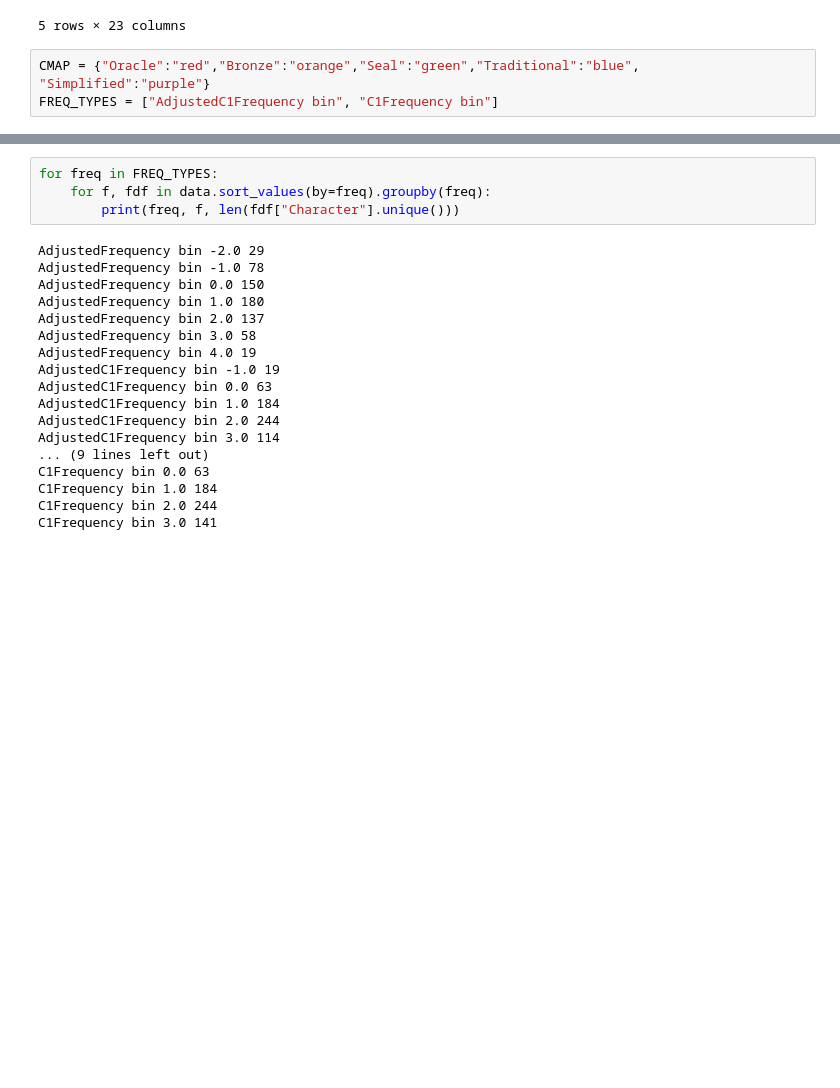
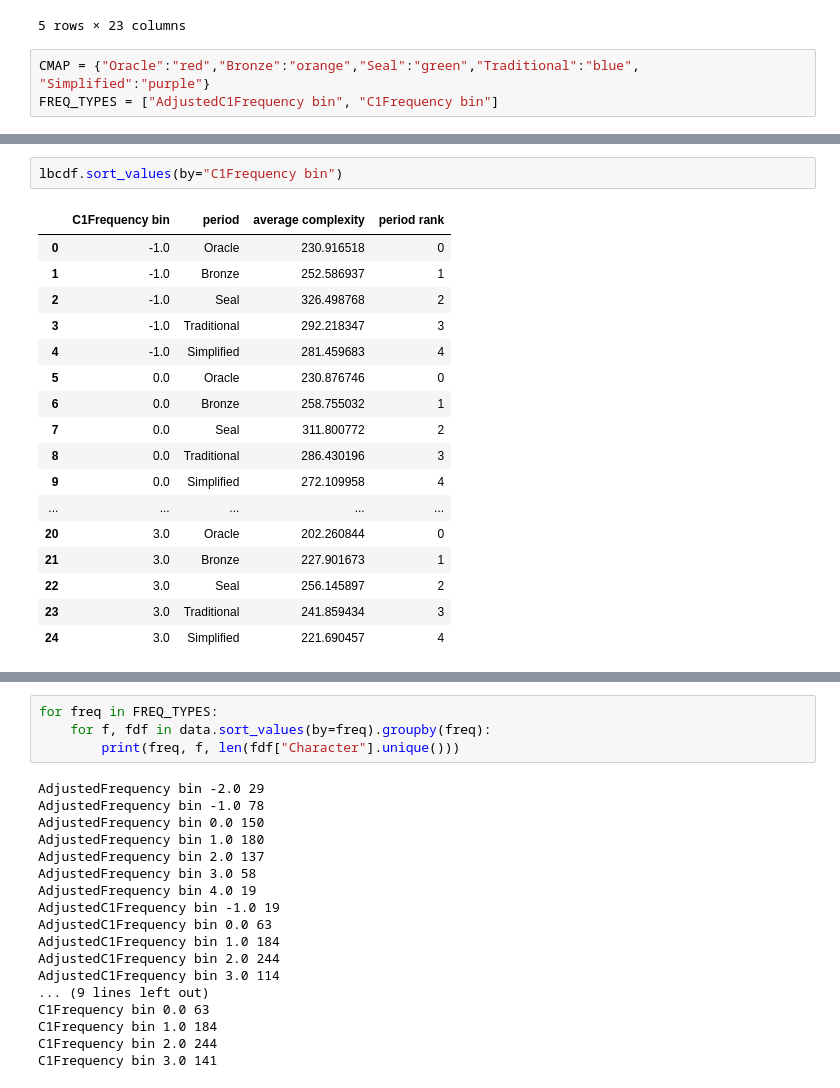
Before and after one commit to cskemp/chinesecharacters, a Jupyter notebook: generate_data/Figure 4.ipynb, the cells around one changed output, grey strips where cells are left out. Drawn from its saved outputs; the diff is of its cells as text; blank space fills up the shorter version.

```diff
--- a/generate_data/Figure 4.ipynb
+++ b/generate_data/Figure 4.ipynb
@@ -94,6 +94,26 @@ C1Frequency bin 1.0 206
 C1Frequency bin 2.0 273
 C1Frequency bin 3.0 77
 C1Frequency bin 4.0 3
+# %%
+lbcdf.sort_values(by="C1Frequency bin")
+# %% [output]
+|  | C1Frequency bin | period | average complexity | period rank |
+| 0 | -1.0 | Oracle | 230.916518 | 0 |
+| 1 | -1.0 | Bronze | 252.586937 | 1 |
+| 2 | -1.0 | Seal | 326.498768 | 2 |
+| 3 | -1.0 | Traditional | 292.218347 | 3 |
+| 4 | -1.0 | Simplified | 281.459683 | 4 |
+| 5 | 0.0 | Oracle | 230.876746 | 0 |
+| 6 | 0.0 | Bronze | 258.755032 | 1 |
+| 7 | 0.0 | Seal | 311.800772 | 2 |
+| 8 | 0.0 | Traditional | 286.430196 | 3 |
+| 9 | 0.0 | Simplified | 272.109958 | 4 |
+| ... | ... | ... | ... | ... |
+| 20 | 3.0 | Oracle | 202.260844 | 0 |
+| 21 | 3.0 | Bronze | 227.901673 | 1 |
+| 22 | 3.0 | Seal | 256.145897 | 2 |
+| 23 | 3.0 | Traditional | 241.859434 | 3 |
+| 24 | 3.0 | Simplified | 221.690457 | 4 |
 # %%
 for freq in ["AdjustedC1Frequency bin", "C1Frequency bin"]:
     fig, ax = plt.subplots(figsize=(30,30), subplot_kw={'projection': '3d'})
```
Also changed, not shown: parts of 2 cells of this notebook, 2 other files.
